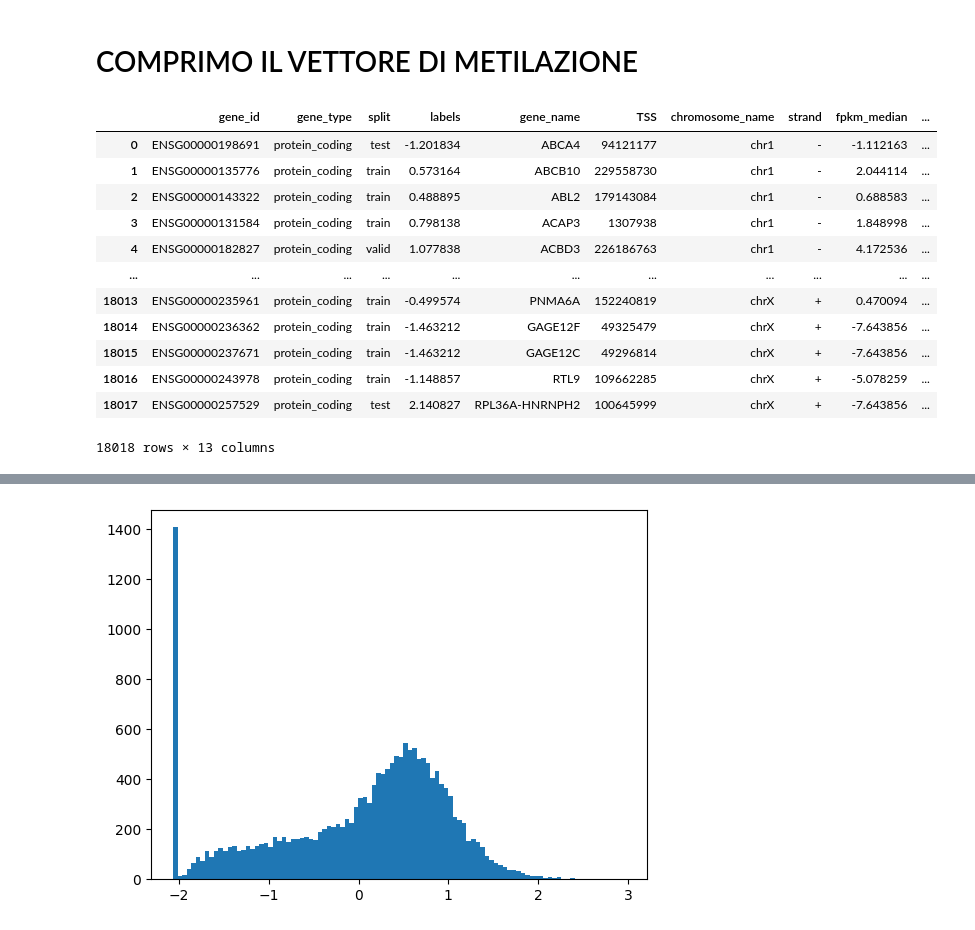
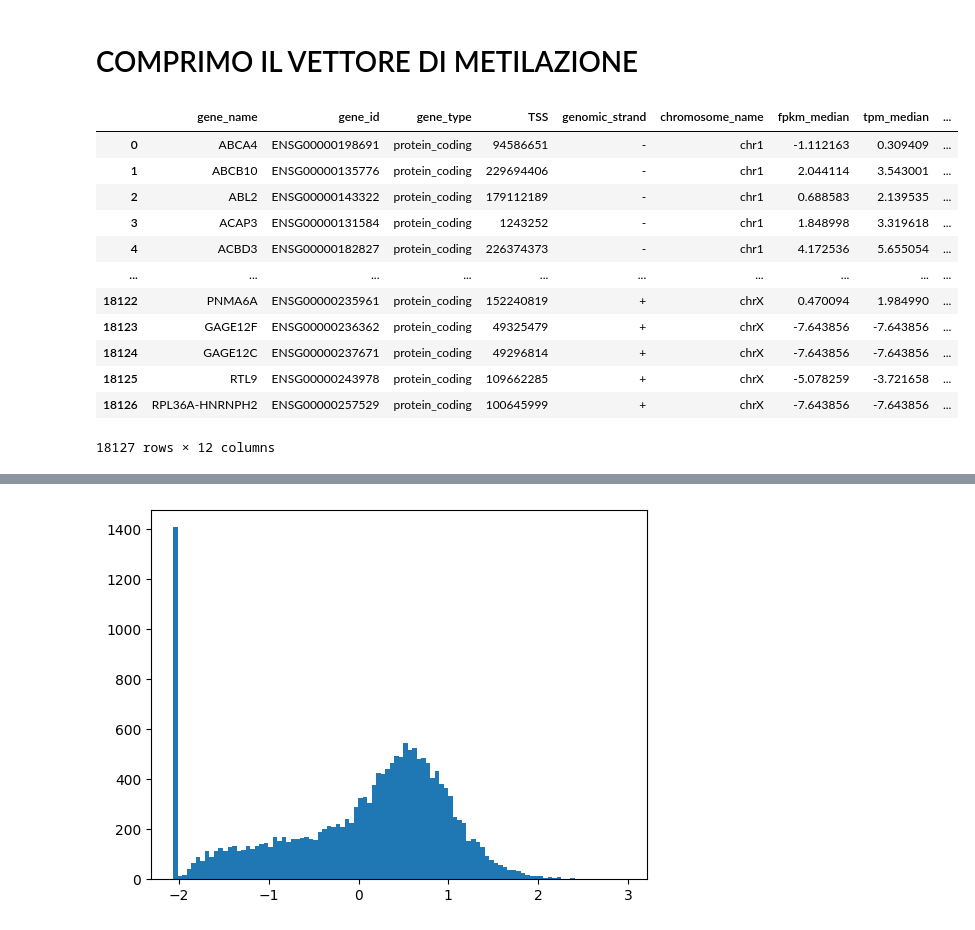
Before and after one commit to IloDan/GX_alBERTo, a Jupyter notebook: data_manipulation/data_manipulation.ipynb, the cells around one changed output, grey strips where cells are left out. Cells and saved outputs as stored; diff of their text form; code cells hidden in the pictures.

```diff
--- a/data_manipulation/data_manipulation.ipynb
+++ b/data_manipulation/data_manipulation.ipynb
@@ -22,33 +22,25 @@ df
 # %%
 import pandas as pd
 import numpy as np
 
-df0 = pd.read_hdf('../dataset/Dataset/alberto_seq_array_0.h5', key='1234', mode='r')
-df0 = pd.read_hdf('../dataset/Dataset/alberto_seq_array_0.h5', key='1234', mode='r')
-df0 = pd.read_hdf('../dataset/Dataset/alberto_seq_array_0.h5', key='1234', mode='r')
-df1 = pd.read_hdf('../dataset/Dataset/alberto_seq_array_1.h5', key='1234', mode='r')
-df2 = pd.read_hdf('../dataset/Dataset/alberto_seq_array_2.h5', key='1234', mode='r')
-df3 = pd.read_hdf('../dataset/Dataset/alberto_seq_array_3.h5', key='1234', mode='r')
-df4 = pd.read_hdf('../dataset/Dataset/alberto_seq_array_4.h5', key='1234', mode='r')
-df5 = pd.read_hdf('../dataset/Dataset/alberto_seq_array_5.h5', key='1234', mode='r')
-df6 = pd.read_hdf('../dataset/Dataset/alberto_seq_array_6.h5', key='1234', mode='r')
-df7 = pd.read_hdf('../dataset/Dataset/alberto_seq_array_7.h5', key='1234', mode='r')
-df8 = pd.read_hdf('../dataset/Dataset/alberto_seq_array_8.h5', key='1234', mode='r')
-df9 = pd.read_hdf('../dataset/Dataset/alberto_seq_array_9.h5', key='1234', mode='r')
+df0 = pd.read_hdf('../dataset/Dataset/df_alBERTo_0.h5', key='1234', mode='r')
+df1 = pd.read_hdf('../dataset/Dataset/df_alBERTo_1.h5', key='1234', mode='r')
+df2 = pd.read_hdf('../dataset/Dataset/df_alBERTo_2.h5', key='1234', mode='r')
+df3 = pd.read_hdf('../dataset/Dataset/df_alBERTo_3.h5', key='1234', mode='r')
 
-dataset = pd.concat([df0, df1, df2, df3, df4, df5, df6, df7, df8, df9])
+dataset = pd.concat([df0, df1, df2, df3])
 dataset
 # %% [output]
-|  | gene_id | gene_type | split | labels | gene_name | TSS | chromosome_name | strand | fpkm_median | ... |
-| 0 | ENSG00000198691 | protein_coding | test | -1.201834 | ABCA4 | 94121177 | chr1 | - | -1.112163 | ... |
-| 1 | ENSG00000135776 | protein_coding | train | 0.573164 | ABCB10 | 229558730 | chr1 | - | 2.044114 | ... |
-| 2 | ENSG00000143322 | protein_coding | train | 0.488895 | ABL2 | 179143084 | chr1 | - | 0.688583 | ... |
-| 3 | ENSG00000131584 | protein_coding | train | 0.798138 | ACAP3 | 1307938 | chr1 | - | 1.848998 | ... |
-| 4 | ENSG00000182827 | protein_coding | valid | 1.077838 | ACBD3 | 226186763 | chr1 | - | 4.172536 | ... |
-| ... | ... | ... | ... | ... | ... | ... | ... | ... | ... | ... |
-| 18013 | ENSG00000235961 | protein_coding | train | -0.499574 | PNMA6A | 152240819 | chrX | + | 0.470094 | ... |
-| 18014 | ENSG00000236362 | protein_coding | train | -1.463212 | GAGE12F | 49325479 | chrX | + | -7.643856 | ... |
-| 18015 | ENSG00000237671 | protein_coding | train | -1.463212 | GAGE12C | 49296814 | chrX | + | -7.643856 | ... |
-| 18016 | ENSG00000243978 | protein_coding | train | -1.148857 | RTL9 | 109662285 | chrX | + | -5.078259 | ... |
-| 18017 | ENSG00000257529 | protein_coding | test | 2.140827 | RPL36A-HNRNPH2 | 100645999 | chrX | + | -7.643856 | ... |
+|  | gene_name | gene_id | gene_type | TSS | genomic_strand | chromosome_name | fpkm_median | tpm_median | ... |
+| 0 | ABCA4 | ENSG00000198691 | protein_coding | 94586651 | - | chr1 | -1.112163 | 0.309409 | ... |
+| 1 | ABCB10 | ENSG00000135776 | protein_coding | 229694406 | - | chr1 | 2.044114 | 3.543001 | ... |
+| 2 | ABL2 | ENSG00000143322 | protein_coding | 179112189 | - | chr1 | 0.688583 | 2.139535 | ... |
+| 3 | ACAP3 | ENSG00000131584 | protein_coding | 1243252 | - | chr1 | 1.848998 | 3.319618 | ... |
+| 4 | ACBD3 | ENSG00000182827 | protein_coding | 226374373 | - | chr1 | 4.172536 | 5.655054 | ... |
+| ... | ... | ... | ... | ... | ... | ... | ... | ... | ... |
+| 18122 | PNMA6A | ENSG00000235961 | protein_coding | 152240819 | + | chrX | 0.470094 | 1.984990 | ... |
+| 18123 | GAGE12F | ENSG00000236362 | protein_coding | 49325479 | + | chrX | -7.643856 | -7.643856 | ... |
+| 18124 | GAGE12C | ENSG00000237671 | protein_coding | 49296814 | + | chrX | -7.643856 | -7.643856 | ... |
+| 18125 | RTL9 | ENSG00000243978 | protein_coding | 109662285 | + | chrX | -5.078259 | -3.721658 | ... |
+| 18126 | RPL36A-HNRNPH2 | ENSG00000257529 | protein_coding | 100645999 | + | chrX | -7.643856 | -7.643856 | ... |
-18018 rows × 13 columns
+18127 rows × 12 columns
```
Also changed, not shown: parts of 2 cells of this notebook, 3 other files.
